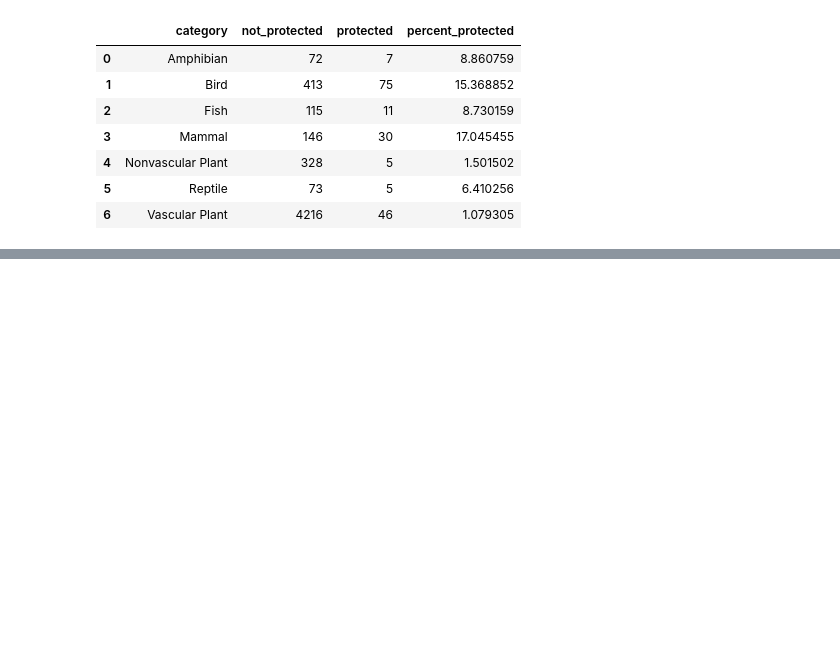
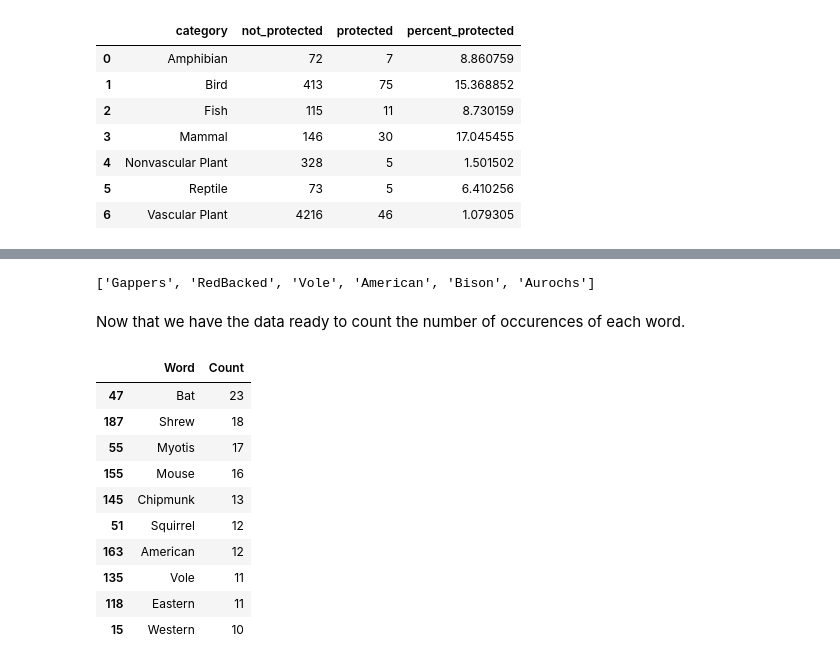
Before and after one commit to Danyphantom1500/Biodiversity, a Jupyter notebook: biodiversity.ipynb, the cells around one changed output, grey strips where cells are left out. Cells and saved outputs as stored; diff of their text form; code cells hidden in the pictures; blank space fills up the shorter version.

```diff
--- a/biodiversity.ipynb
+++ b/biodiversity.ipynb
@@ -212,0 +253,11 @@ category_counts
+# %%
+from itertools import chain
+import string
+
+def remove_punctuations(text):
+    for punctuation in string.punctuation:
+        text = text.replace(punctuation, '')
+    return text
+
+commonName = species[species.category == 'Mammal'].common_names.apply(remove_punctuations).str.split().tolist()
+commonName
@@ -212,0 +284,7 @@ category_counts
+# %%
+cleanRows = []
+for item in commonName:
+    item = list(dict.fromkeys(item))
+    cleanRows.append(item)
+
+cleanRows
@@ -212,0 +309,27 @@ category_counts
+# %%
+new_list = list(chain.from_iterable(i if isinstance(i, list) else [i] for i in cleanRows))
+new_list[:6]
+# %% [output]
+['Gappers', 'RedBacked', 'Vole', 'American', 'Bison', 'Aurochs']
+# %% [markdown]
+Now that we have the data ready to count the number of occurences of each word.
+# %%
+count_of_words = []
+
+for i in new_list:
+    y = new_list.count(i)
+    count_of_words.append((i,y))
+
+pd.DataFrame(set(count_of_words), columns=['Word','Count']).sort_values('Count', ascending=False).head(10)
+# %% [output]
+|  | Word | Count |
+| 47 | Bat | 23 |
+| 187 | Shrew | 18 |
+| 55 | Myotis | 17 |
+| 155 | Mouse | 16 |
+| 145 | Chipmunk | 13 |
+| 51 | Squirrel | 12 |
+| 163 | American | 12 |
+| 135 | Vole | 11 |
+| 118 | Eastern | 11 |
+| 15 | Western | 10 |
```
Also changed, not shown: parts of 10 cells of this notebook.
